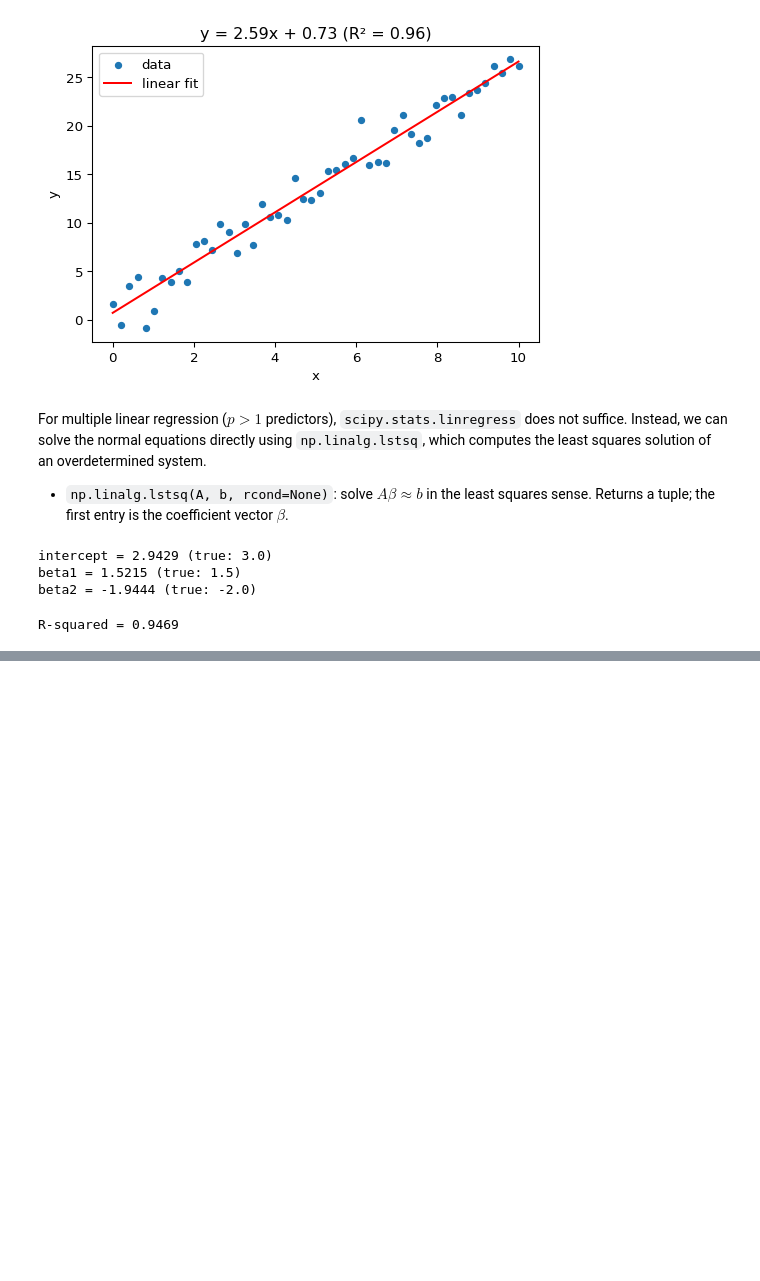
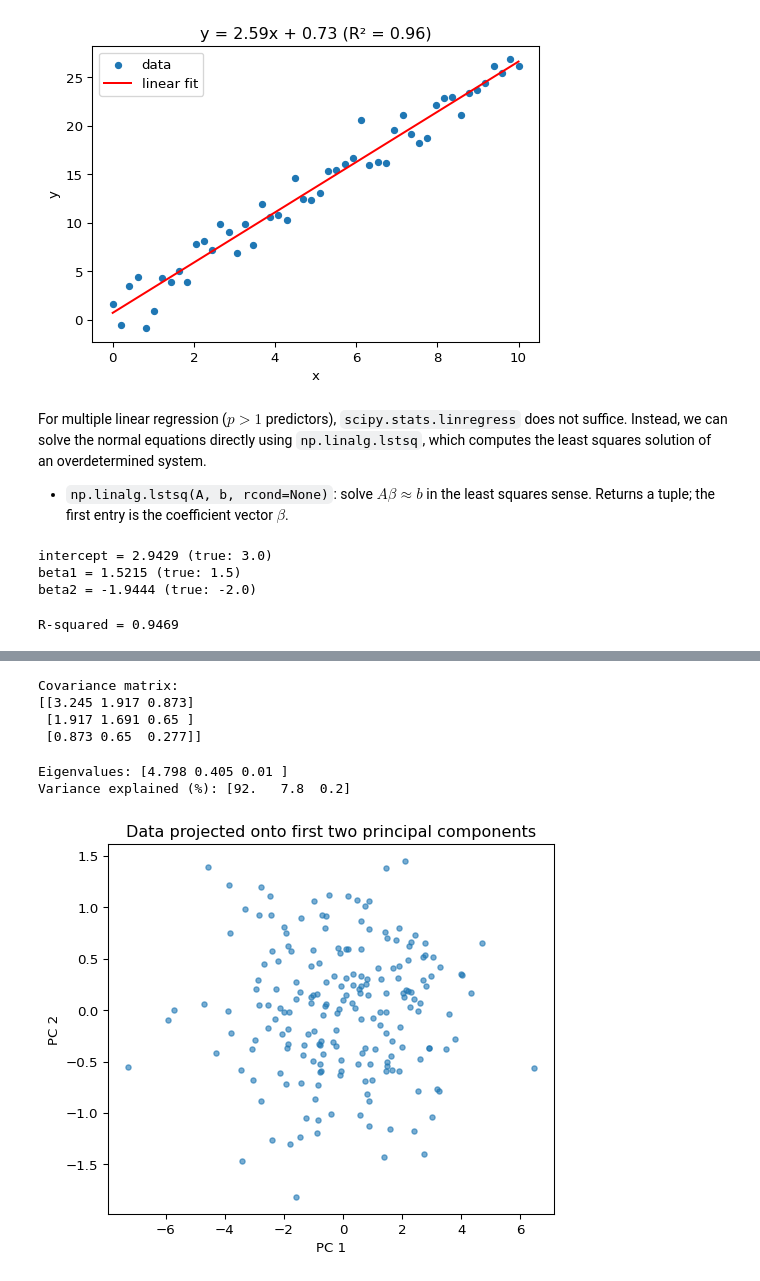
Before and after one commit to pfaffelh/python_for_data, a Jupyter notebook: notebooks/09_analyzing_data.ipynb, the cells around one changed output, grey strips where cells are left out. Cells and saved outputs as stored; diff of their text form; code cells hidden in the pictures; blank space fills up the shorter version.

```diff
--- a/notebooks/09_analyzing_data.ipynb
+++ b/notebooks/09_analyzing_data.ipynb
@@ -460,0 +531,52 @@ the fraction of variance in $y$ explained by the model. A value close to
+# %%
+# generate correlated 3d data
+rng = np.random.default_rng(42)
+n = 200
+z1 = rng.normal(size=n)
+z2 = rng.normal(size=n)
+z3 = rng.normal(size=n) * 0.1  # very little variance in this direction
+
+# the three features are mixtures of z1, z2, z3
+X = np.column_stack([
+    2 * z1 + 0.5 * z2,
+    z1 + z2,
+    0.5 * z1 + 0.3 * z2 + z3
+])
+# %%
+# step 1: center the data
+X_centered = X - X.mean(axis=0)
+
+# step 2: compute the covariance matrix
+C = np.cov(X_centered, rowvar=False)
+print("Covariance matrix:")
+print(np.round(C, 3))
+# %% [output]
+Covariance matrix:
+[[3.245 1.917 0.873]
+ [1.917 1.691 0.65 ]
+ [0.873 0.65  0.277]]
+# %%
+# step 3: eigendecomposition
+eigenvalues, eigenvectors = np.linalg.eigh(C)
+
+# eigh returns eigenvalues in ascending order — reverse for descending
+eigenvalues = eigenvalues[::-1]
+eigenvectors = eigenvectors[:, ::-1]
+
+print("Eigenvalues:", np.round(eigenvalues, 3))
+print("Variance explained (%):", np.round(eigenvalues / eigenvalues.sum() * 100, 1))
+# %% [output]
+Eigenvalues: [4.798 0.405 0.01 ]
+Variance explained (%): [92.   7.8  0.2]
+# %%
+# step 4: project onto the first 2 principal components
+X_pca = X_centered @ eigenvectors[:, :2]
+
+plt.figure(figsize=(6, 5))
+plt.scatter(X_pca[:, 0], X_pca[:, 1], s=15, alpha=0.6)
+plt.xlabel("PC 1")
+plt.ylabel("PC 2")
+plt.title("Data projected onto first two principal components")
+plt.show()
+# %% [output]
+[figure, added]
```
Also changed, not shown: parts of 31 cells of this notebook, 45 other files.
